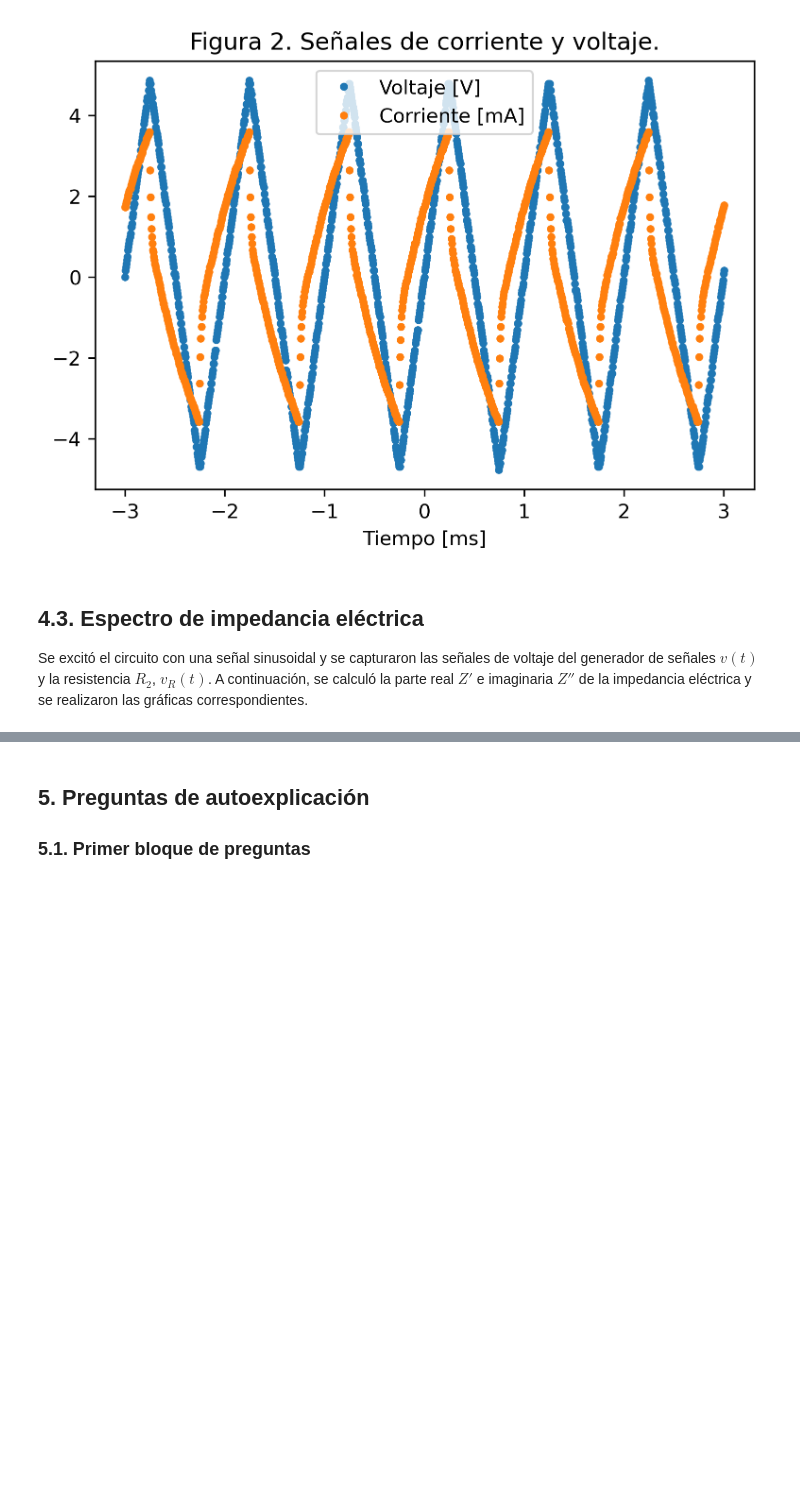
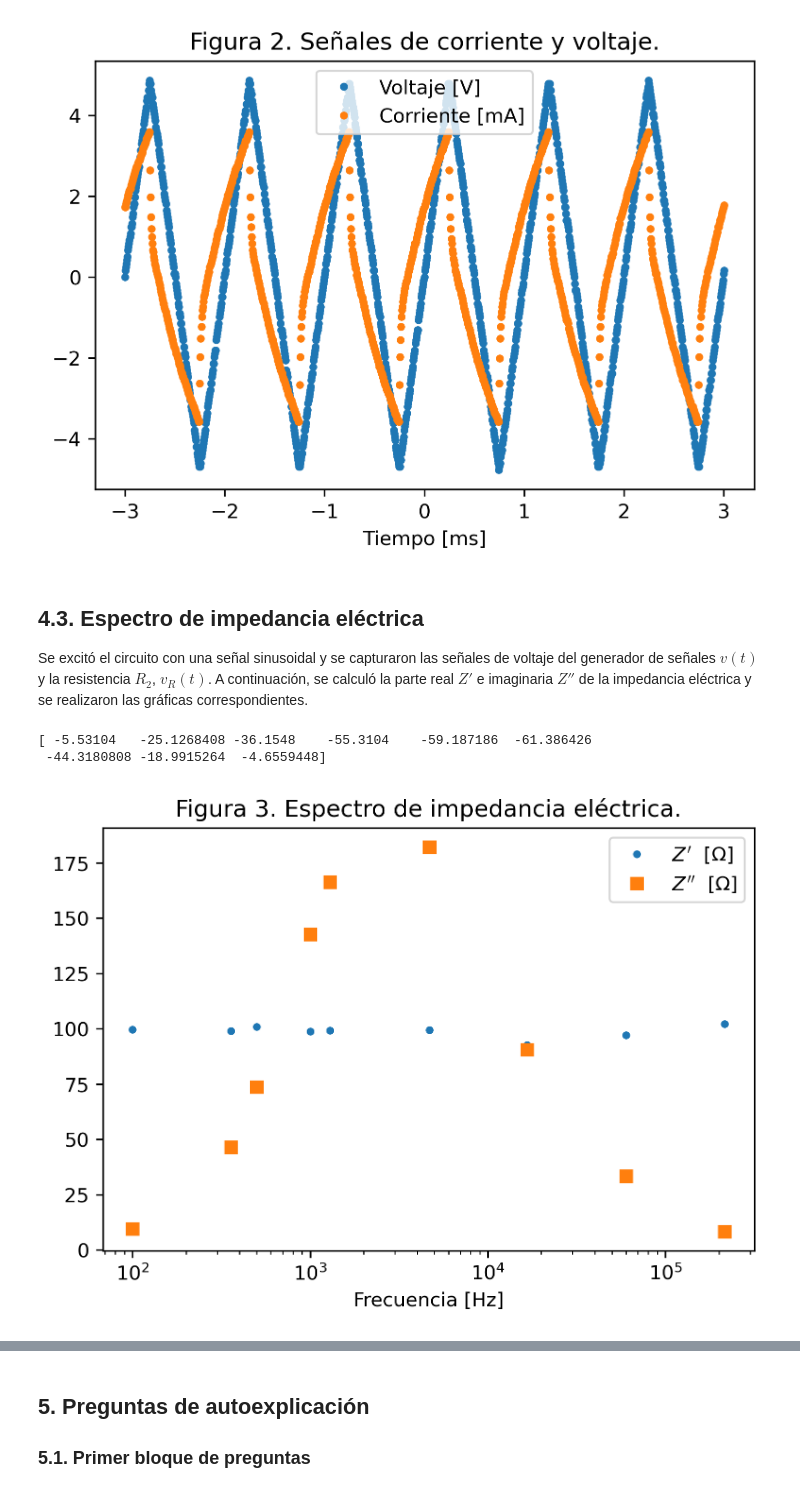
Before and after one commit to davidalejandromiranda/fisicoquimica, a Jupyter notebook: impedancia/impedancia_experimento.ipynb, the cells around one changed output, grey strips where cells are left out. Drawn from its saved outputs; the diff is of its cells as text; code cells hidden in the pictures; blank space fills up the shorter version.

```diff
--- a/impedancia/impedancia_experimento.ipynb
+++ b/impedancia/impedancia_experimento.ipynb
@@ -56,17 +56,31 @@ _ = plt.title('Figura 2. Señales de corriente y voltaje.')
 Se excitó el circuito con una señal sinusoidal y se capturaron las señales de voltaje del generador de señales $v(t)$ y la resistencia $R_2$, $v_R(t)$. A continuación, se calculó la parte real $Z'$ e imaginaria $Z''$ de la impedancia eléctrica y se realizaron las gráficas correspondientes.
 # %%
 data_list = [
-    ['Frecuencia [Hz]', 'V1 [mV]', 'V2 [mV]', 'Δt [µs]'],
-    [   100,     ,     , 153.64],
-    [   359,     ,     , 194.42],
-    [   500,     ,     , 200.86],
-    [  1000,     ,     , 153.64],
-    [  1291,     ,     , 195.16],
-    [  4691,     ,     ,  35.35],
-    [ 16681,     ,     ,   7.38],
-    [ 59948,     ,     ,   0.88],
-    [215553,     ,     ,   0.06],
+    ['Frecuencia [Hz]', 'V1 [V]', 'V2 [V]', 'Δt [µs]'],
+    [   100, 4.94, 4.94, -153.64],
+    [   359, 4.86, 4.44, -194.42],
+    [   500, 4.94, 3.95, -200.86],
+    [  1000, 4.86, 2.80, -153.64],
+    [  1291, 4.94, 2.55, -127.35],
+    [  4691, 4.77, 2.30,  -36.35],
+    [ 16681, 3.95, 3.05,   -7.38],
+    [ 59948, 3.46, 3.37,   -0.88],
+    [215553, 3.37, 3.29,   -0.06],
 ]
 eis_data = pd.DataFrame(data_list[1:], columns=data_list[0])
-eis_data['φ [º]'] = (180/np.pi) * 1e-6 * eis_data['Δt [µs]'] * eis_data['Frecuencia [Hz]']
-Z = eis_data['Δv [mV]']
+φ = 1e-6 * 2 * np.pi * ( eis_data['Δt [µs]'] * eis_data['Frecuencia [Hz]']).to_numpy()
+f = eis_data['Frecuencia [Hz]'].to_numpy()
+Z_magn = (eis_data['V1 [V]'] / ( eis_data['V2 [V]'] / R2 )).to_numpy()
+Z_real =  Z_magn * np.cos(φ)
+Z_imag = -Z_magn * np.sin(φ)
+
+plt.figure(dpi=dpi)
+plt.semilogx(f, Z_real, '.', label=r"$Z'$  $[\Omega]$")
+plt.semilogx(f, Z_imag, 's', label=r"$Z''$  $[\Omega]$")
+plt.xlabel('Frecuencia [Hz]')
+plt.legend()
+_ = plt.title('Figura 3. Espectro de impedancia eléctrica.')
+# %% [output]
+[ -5.53104   -25.1268408 -36.1548    -55.3104    -59.187186  -61.386426
+ -44.3180808 -18.9915264  -4.6559448]
+[figure, added]
```
Also changed, not shown: parts of 1 cell of this notebook.
